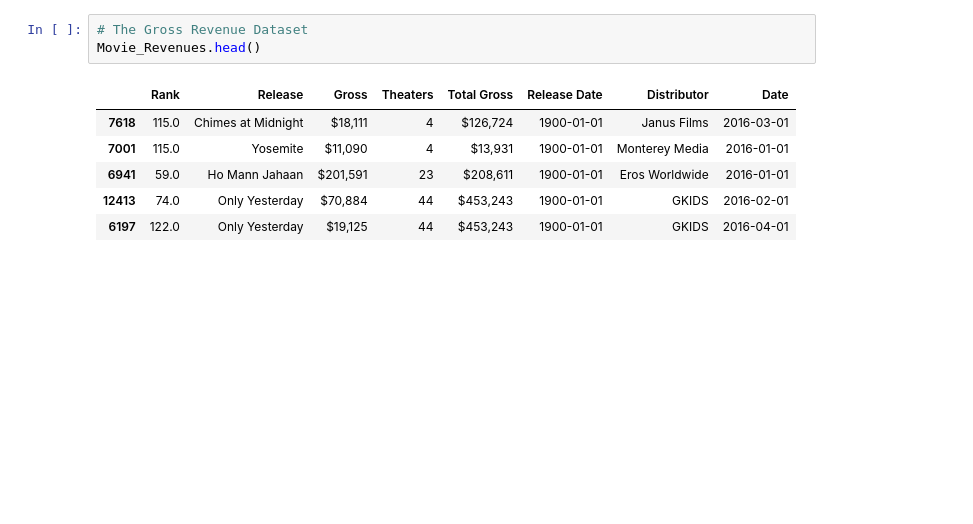
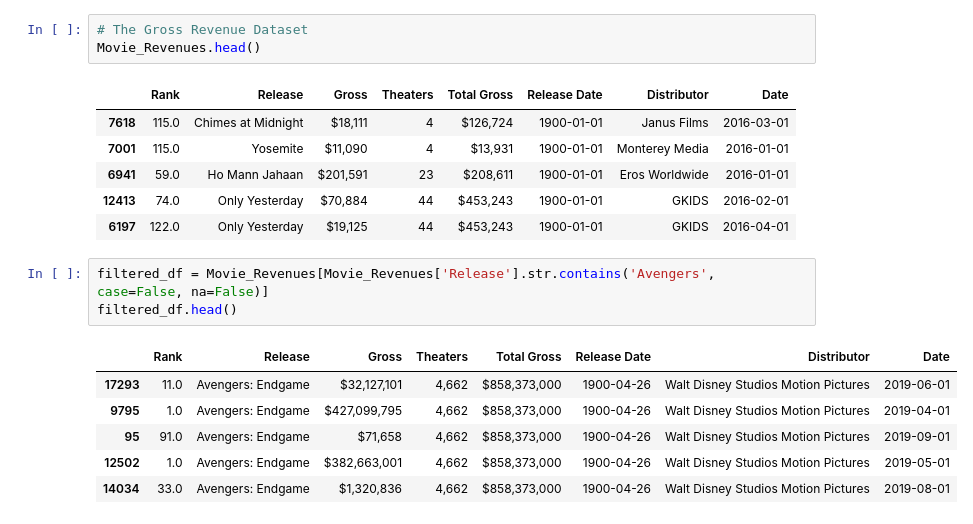
Before and after one commit to shreyashguptas/IMDbRatings-StockImpact, a Jupyter notebook: Project_dataset.ipynb, the cells around one changed output. Drawn from its saved outputs; the diff is of its cells as text; blank space fills up the shorter version.

```diff
--- a/Project_dataset.ipynb
+++ b/Project_dataset.ipynb
@@ -718,3 +723,13 @@ Movie_Revenues.head()
 | 6941 | 59.0 | Ho Mann Jahaan | $201,591 | 23 | $208,611 | 1900-01-01 | Eros Worldwide | 2016-01-01 |
 | 12413 | 74.0 | Only Yesterday | $70,884 | 44 | $453,243 | 1900-01-01 | GKIDS | 2016-02-01 |
 | 6197 | 122.0 | Only Yesterday | $19,125 | 44 | $453,243 | 1900-01-01 | GKIDS | 2016-04-01 |
+# %%
+filtered_df = Movie_Revenues[Movie_Revenues['Release'].str.contains('Avengers', case=False, na=False)]
+filtered_df.head()
+# %% [output]
+|  | Rank | Release | Gross | Theaters | Total Gross | Release Date | Distributor | Date |
+| 17293 | 11.0 | Avengers: Endgame | $32,127,101 | 4,662 | $858,373,000 | 1900-04-26 | Walt Disney Studios Motion Pictures | 2019-06-01 |
+| 9795 | 1.0 | Avengers: Endgame | $427,099,795 | 4,662 | $858,373,000 | 1900-04-26 | Walt Disney Studios Motion Pictures | 2019-04-01 |
+| 95 | 91.0 | Avengers: Endgame | $71,658 | 4,662 | $858,373,000 | 1900-04-26 | Walt Disney Studios Motion Pictures | 2019-09-01 |
+| 12502 | 1.0 | Avengers: Endgame | $382,663,001 | 4,662 | $858,373,000 | 1900-04-26 | Walt Disney Studios Motion Pictures | 2019-05-01 |
+| 14034 | 33.0 | Avengers: Endgame | $1,320,836 | 4,662 | $858,373,000 | 1900-04-26 | Walt Disney Studios Motion Pictures | 2019-08-01 |
```
Also changed, not shown: parts of 23 cells of this notebook.
